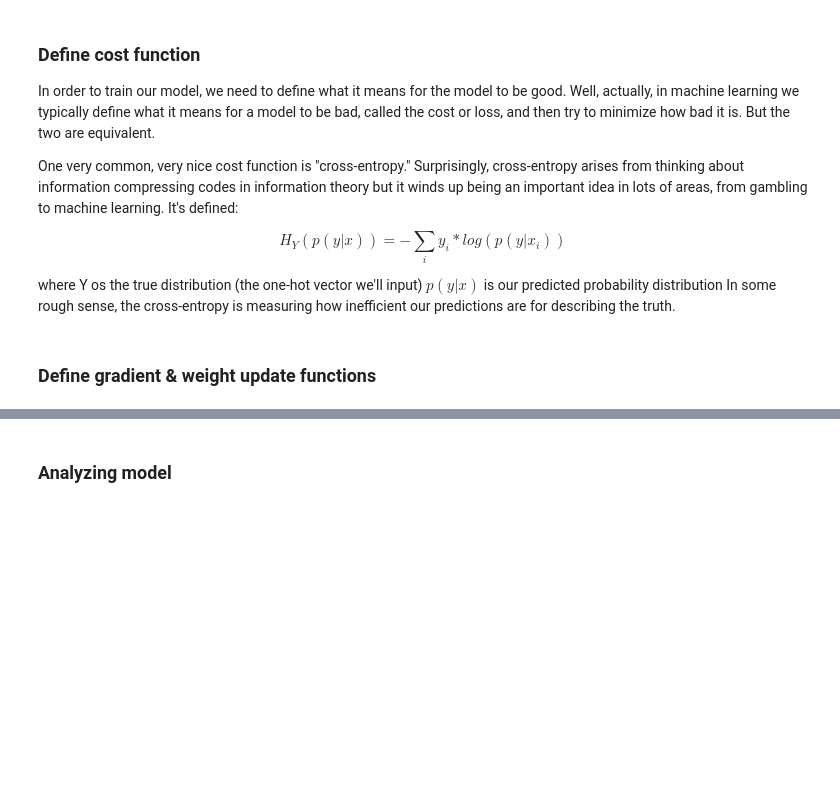
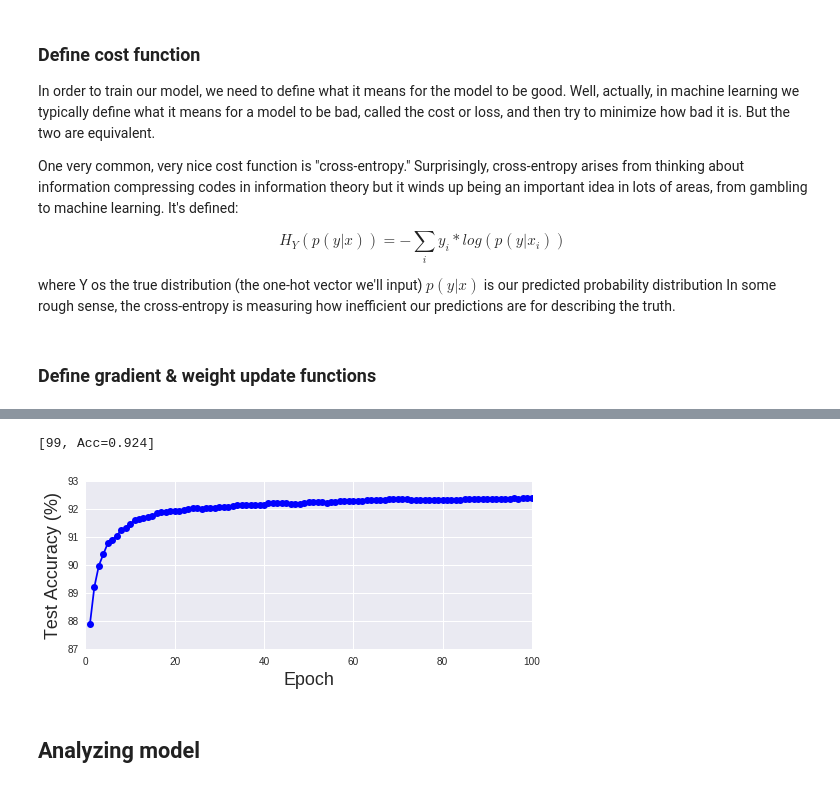
Before and after one commit to quangcs7/DeepLearning, a Jupyter notebook: Theano at a Glance.ipynb, the cells around one changed output, grey strips where cells are left out. Drawn from its saved outputs; the diff is of its cells as text; code cells hidden in the pictures; blank space fills up the shorter version.

```diff
--- a/Theano at a Glance.ipynb
+++ b/Theano at a Glance.ipynb
@@ -290,7 +303,7 @@ def one_hot(x, n):
 # %%
 def load_mnist(ntrain=60000, ntest=10000, onehot=True):
 
-    data_dir = 'datasets\\mnist'
+    data_dir = 'datasets//mnist'
 
     fd = open(os.path.join(data_dir, 'train-images.idx3-ubyte'))
     loaded = np.fromfile(file=fd, dtype=np.uint8)
@@ -455,21 +468,20 @@ predict = function(inputs=[X],
 # %%
-# run training with 10 epochs and on mini-batches of 200 examples
-epoch = 10
-batch_size = 200
-
-acc = []
-for i in range(epoch):
-    for start, end in zip(range(0, len(trainX), batch_size), range(batch_size, len(trainX), batch_size)):
-        cost = train(trainX[start:end], trainY[start:end])
+def train_mnist(trainX, trainY, testX, testY, epoch=100, batch_size=200):
+    # run training with 100 epochs and on mini-batches of 200 examples default
+    acc = []
+    for i in range(epoch):
+        for start, end in zip(range(0, len(trainX), batch_size), range(batch_size, len(trainX), batch_size)):
+            cost = train(trainX[start:end], trainY[start:end])
 
 
-    acc.append(100*np.mean(np.argmax(testY, axis=1) == predict(testX)))
-    print('Epoch: %d ; Accuracy: %.3f' % (i, np.mean(np.argmax(testY, axis=1) == predict(testX))))
+        acc.append(100*np.mean(np.argmax(testY, axis=1) == predict(testX)))
+        print('\r[%d, Acc=%.3f]' % (i, np.mean(np.argmax(testY, axis=1) == predict(testX)))),
+        sys.stdout.flush()
 
 
-#plot test accuracy vs. training epochs
-fig = plt.figure(figsize=(8, 3))
-plt.plot(np.arange(1,11), acc, 'bo-')
-plt.xlabel('Epoch', fontsize='18')
-plt.ylabel('Test Accuracy (%)', fontsize='18')
-plt.show()
+    #plot test accuracy vs. training epochs
+    fig = plt.figure(figsize=(8, 3))
+    plt.plot(np.arange(1,epoch+1), acc, 'bo-')
+    plt.xlabel('Epoch', fontsize='18')
+    plt.ylabel('Test Accuracy (%)', fontsize='18')
+    plt.show()
@@ -488,5 +488,10 @@ Epoch: 9 ; Accuracy: 0.914
+# %%
+train_mnist(trainX, trainY, testX, testY)
+# %% [output]
+[99, Acc=0.924]
+[figure, added]
 # %% [markdown]
-### Analyzing model
+## Analyzing model
 # %%
 # computation graph
 printing.debugprint(py_x)
```
Also changed, not shown: parts of 44 cells of this notebook.
